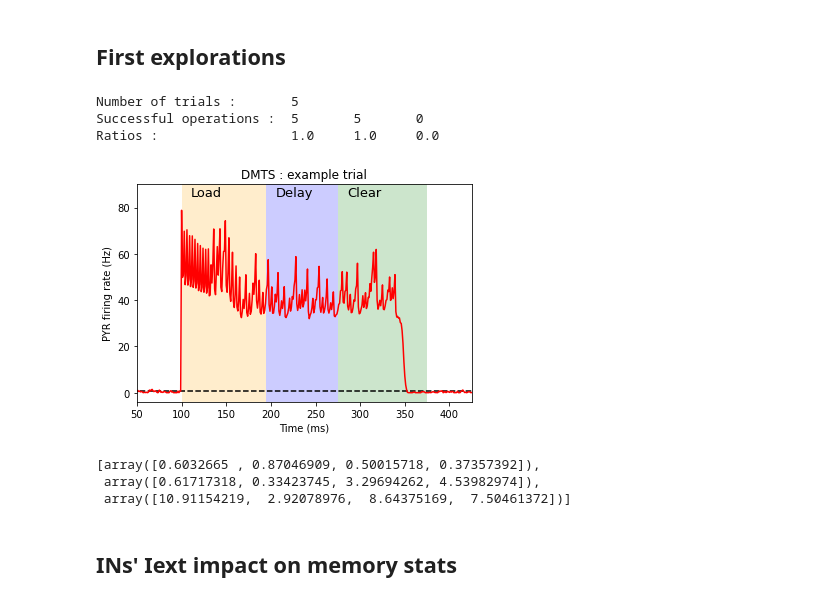
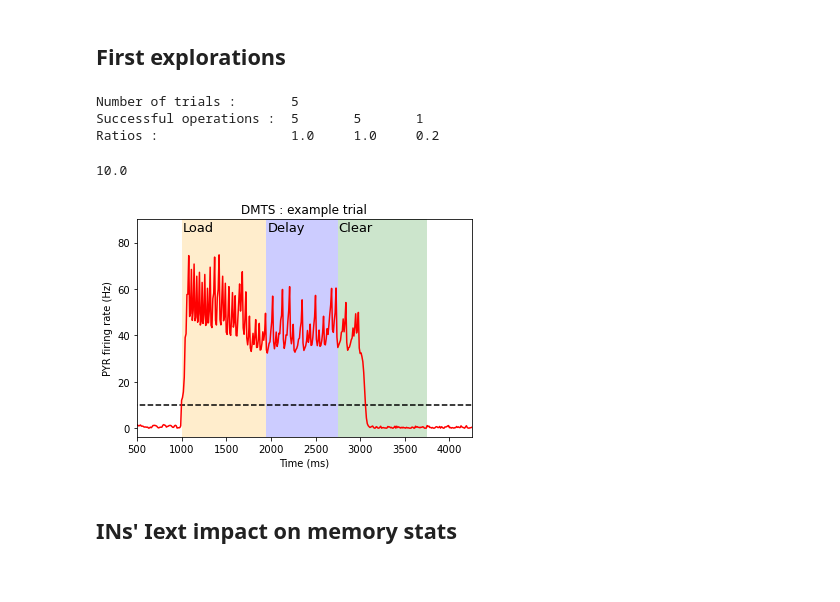
Before and after one commit to EliasElOtmani/wm_nachrs, a Jupyter notebook: DMTS_analysis.ipynb, the cells around one changed output. Drawn from its saved outputs; the diff is of its cells as text; code cells hidden in the pictures.

```diff
--- a/DMTS_analysis.ipynb
+++ b/DMTS_analysis.ipynb
@@ -20,15 +18,19 @@ num_workers = 4 * cores
 enc = torch.float64
 dev = torch.device(computer)
 
-info = True
-reject = True
+info = False
+reject = False
 plot = False
 
-mod_prm = torch.as_tensor([.020, .600, 4.5, 0., 1.9, 2.6, 1.5, 1.2, 7., 7., 7., 7., 1/45], device=dev, dtype=enc)
-sim_prm = torch.as_tensor([5., .01, 1., 1e-12, 1e-3, nan], device=dev, dtype=enc)
+mod_prm = torch.as_tensor([.020, .600, 2.08, 0., 1.9, 2.6, 1.5, 1.2, 7., 7., 7., 7., 1/45, 1], device=dev, dtype=enc)
+sim_prm = torch.as_tensor([5., 0.01, 1e-12, 1e-3, nan], device=dev, dtype=enc)
 # %% [markdown]
 ## First explorations
 # %%
+mod_prm[2] = 2.045 #Itrans. 0.77 successful loadings with 2.045
+
+task_prm = [5, 1, (1.850,1.950), (2.65, 2.75), (3.65,3.75)]
+
 Ae, Ap, As, Av = 169, 268, 709, 634
 dof = torch.as_tensor([
 
@@ -39,25 +41,22 @@ dof = torch.as_tensor([
     0.8, .0598*Ae, .02 # q, J_adp, sigma (3)
 
 ], device=dev, dtype=enc)
+
+sim_prm[2] = 0 ## REFRACTORY PERIOD
 # %%
 ccm = CCM(dof, mod_prm, sim_prm)
-dmts = DMTS(ccm)
+dmts = DMTS(ccm, task_prm = task_prm)
 # %%
 dmts.print_stats()
 # %% [output]
 Number of trials :       5
-Successful operations :  5       5       0
-Ratios :                 1.0     1.0     0.0
+Successful operations :  5       5       1
+Ratios :                 1.0     1.0     0.2
 # %%
-dmts.plot_trials(0)
+dmts.plot_trials(3)
 # %% [output]
+10.0
-[figure, old version]
+[figure, new version]
-# %%
-ccm.S
-# %% [output]
-[array([0.6032665 , 0.87046909, 0.50015718, 0.37357392]),
- array([0.61717318, 0.33423745, 3.29694262, 4.53982974]),
- array([10.91154219,  2.92078976,  8.64375169,  7.50461372])]
 # %% [markdown]
 ## INs' Iext impact on memory stats
 # %%
```
Also changed, not shown: parts of 17 cells of this notebook, 2 other files.
